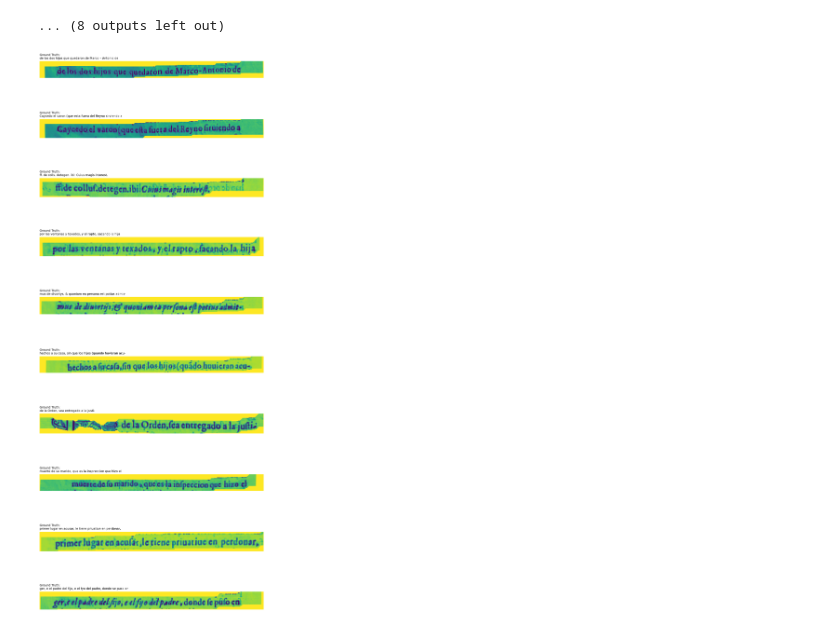
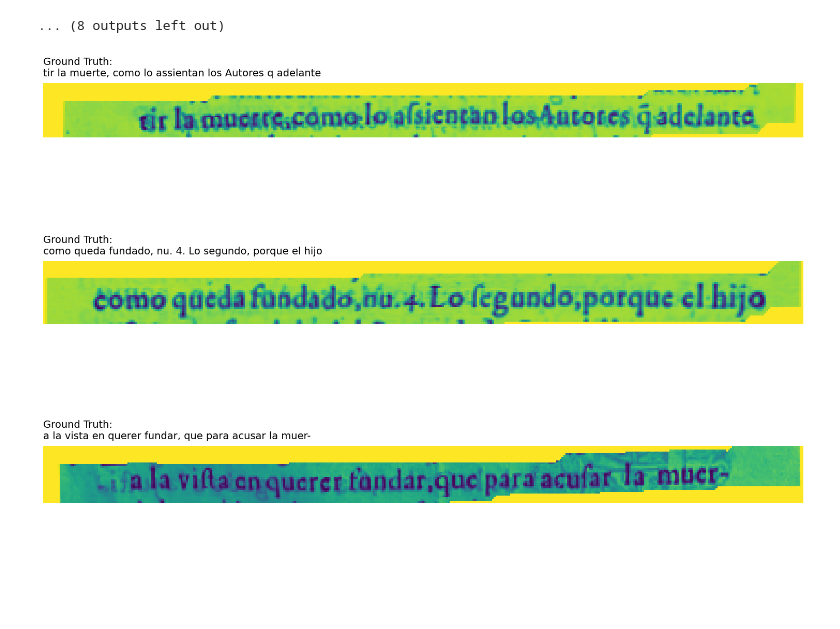
Before and after one commit to VHemanth45/Test1, a Jupyter notebook: alignment_qc.ipynb, the cells around one changed output. Cells and saved outputs as stored; diff of their text form; code cells hidden in the pictures; blank space fills up the shorter version.

```diff
--- a/alignment_qc.ipynb
+++ b/alignment_qc.ipynb
@@ -580,9 +580,9 @@ def visualize_ground_truth(df, image_folder=None, num_samples=5):
 # %%
 # 1. Load your CSV
 df = pd.read_csv('/home/hemanth/Documents/RenAIssance/Test1/Data/line_alignment_by_source/source5__PORCONES_23_5_1628.csv')
 
 # 2. Run the visualization
 # Replace 'path/to/your/images' with the actual folder path on your machine
-visualize_ground_truth(df, image_folder='/home/hemanth/Documents/RenAIssance/Test1/Data/line_crops/PORCONES.23.5 - 1628', num_samples=10)
+visualize_ground_truth(df, image_folder='/home/hemanth/Documents/RenAIssance/Test1/Data/line_crops/PORCONES.23.5 - 1628', num_samples=3)
 # %% [output]
-[figure, old version]
+[figure, new version]
```
Also changed, not shown: 3 other files.
